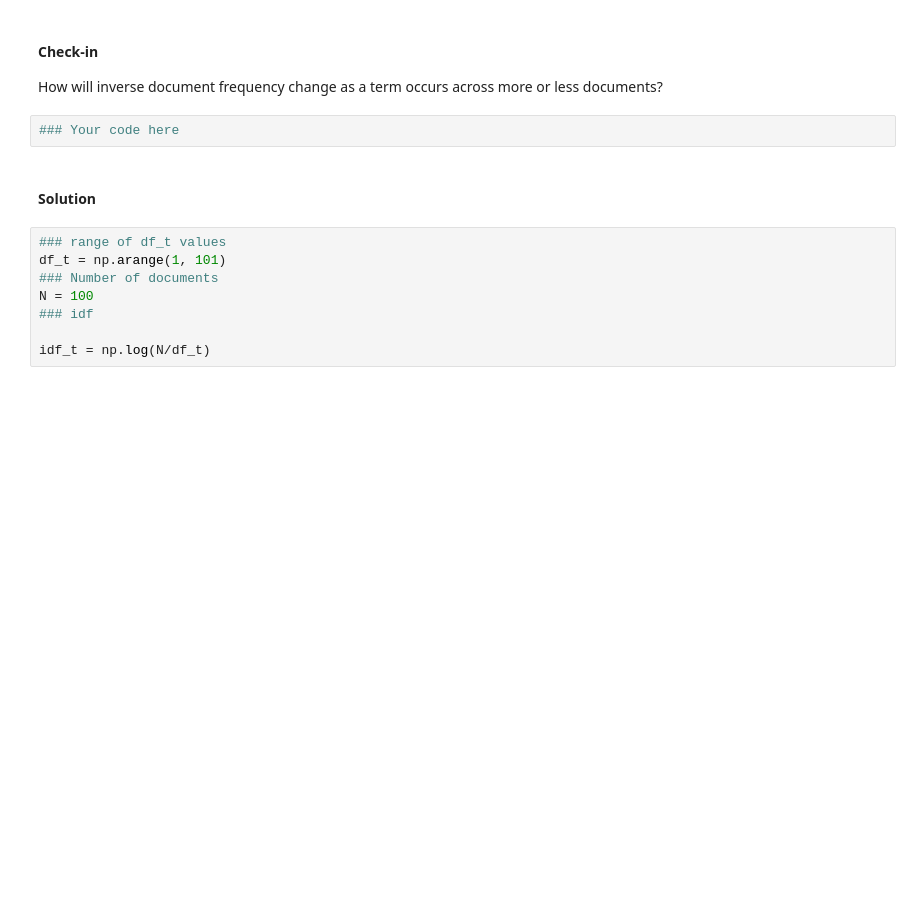
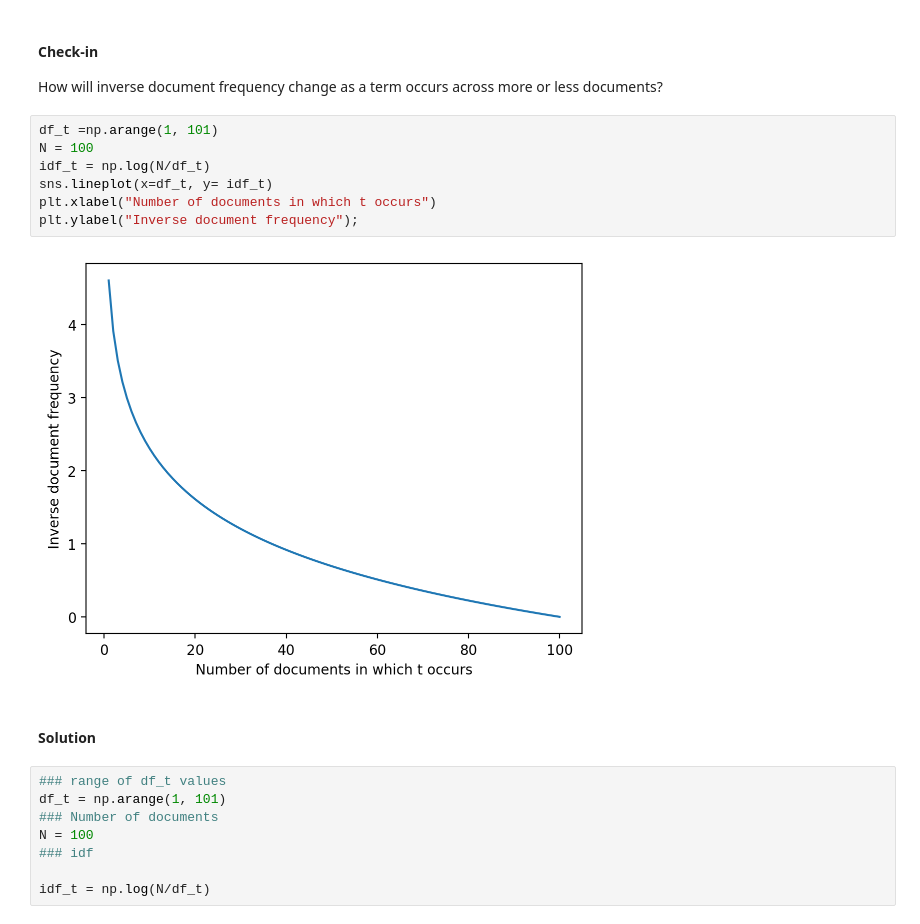
Before and after one commit to holliwood8/css100_lectures, a Jupyter notebook: 07-text-modeling.ipynb, the cells around one changed output. Cells and saved outputs as stored; diff of their text form; blank space fills up the shorter version.

```diff
--- a/07-text-modeling.ipynb
+++ b/07-text-modeling.ipynb
@@ -224,7 +233,14 @@ $\Large idf(t, D) = log(\frac{N}{df_t})$
 
 How will inverse document frequency change as a term occurs across more or less documents?
 # %%
-### Your code here
+df_t =np.arange(1, 101)
+N = 100
+idf_t = np.log(N/df_t)
+sns.lineplot(x=df_t, y= idf_t)
+plt.xlabel("Number of documents in which t occurs")
+plt.ylabel("Inverse document frequency");
+# %% [output]
+[figure, added]
 # %% [markdown]
 #### Solution
 # %%
```
Also changed, not shown: parts of 15 cells of this notebook.
